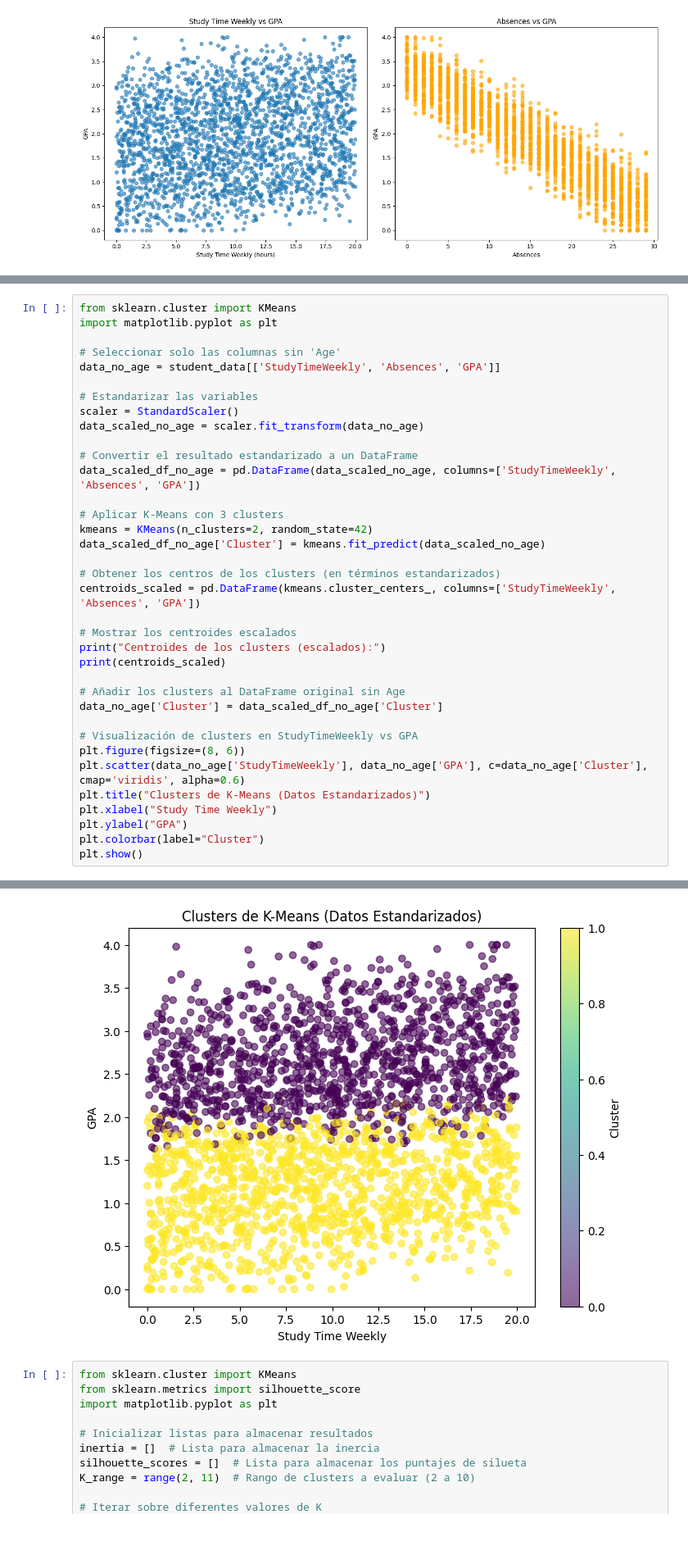
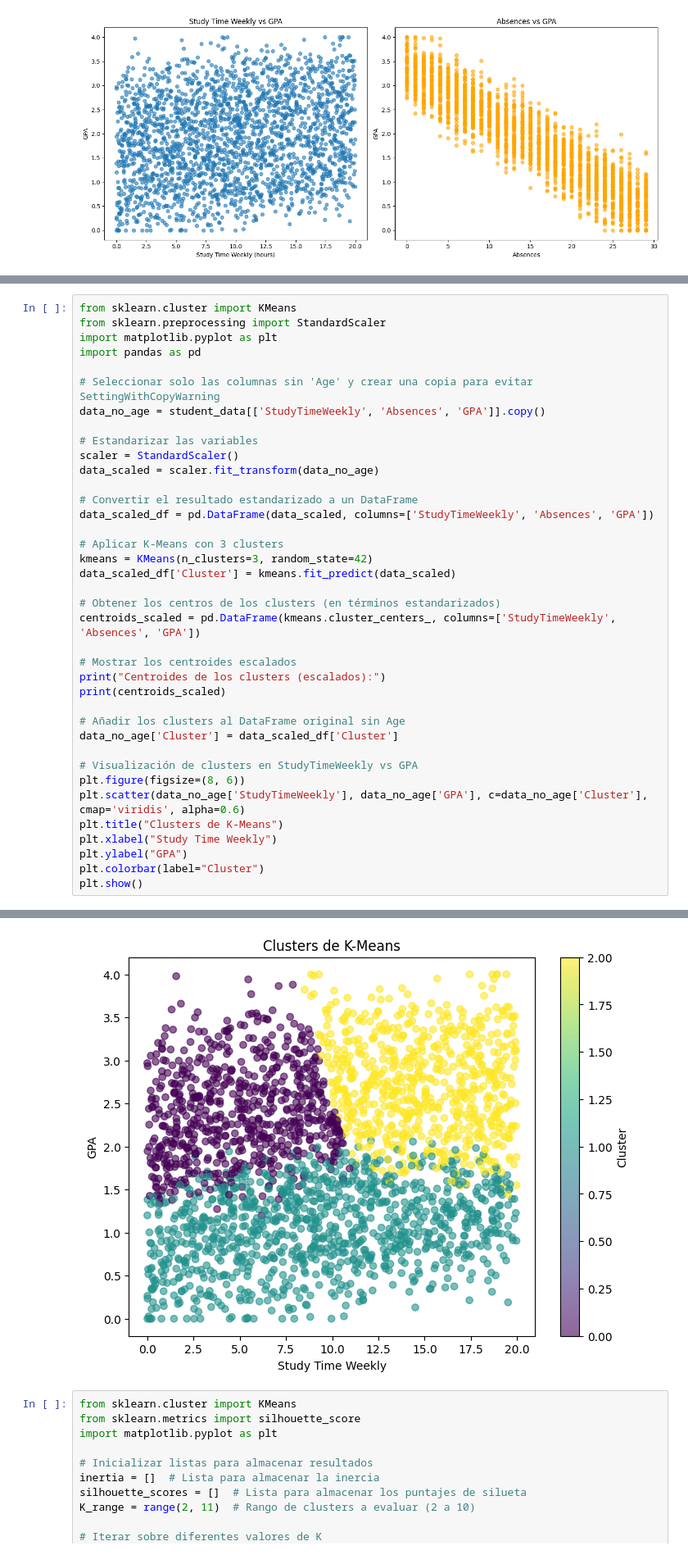
Before and after one commit to dalanocau/Taller-Program-1T, a Jupyter notebook: ALANOCA_ANALISIS_MULTI.ipynb, the cells around one changed output, grey strips where cells are left out. Shown at 82% size. Saved outputs shown, nothing was run; the diff lists cells and outputs as text.

```diff
--- a/ALANOCA_ANALISIS_MULTI.ipynb
+++ b/ALANOCA_ANALISIS_MULTI.ipynb
@@ -97,20 +101,22 @@ data_scaled_df.head()
 # %%
 from sklearn.cluster import KMeans
+from sklearn.preprocessing import StandardScaler
 import matplotlib.pyplot as plt
+import pandas as pd
 
-# Seleccionar solo las columnas sin 'Age'
-data_no_age = student_data[['StudyTimeWeekly', 'Absences', 'GPA']]
+# Seleccionar solo las columnas sin 'Age' y crear una copia para evitar SettingWithCopyWarning
+data_no_age = student_data[['StudyTimeWeekly', 'Absences', 'GPA']].copy()
 
 # Estandarizar las variables
 scaler = StandardScaler()
-data_scaled_no_age = scaler.fit_transform(data_no_age)
+data_scaled = scaler.fit_transform(data_no_age)
 
 # Convertir el resultado estandarizado a un DataFrame
-data_scaled_df_no_age = pd.DataFrame(data_scaled_no_age, columns=['StudyTimeWeekly', 'Absences', 'GPA'])
+data_scaled_df = pd.DataFrame(data_scaled, columns=['StudyTimeWeekly', 'Absences', 'GPA'])
 
 # Aplicar K-Means con 3 clusters
-kmeans = KMeans(n_clusters=2, random_state=42)
-data_scaled_df_no_age['Cluster'] = kmeans.fit_predict(data_scaled_no_age)
+kmeans = KMeans(n_clusters=3, random_state=42)
+data_scaled_df['Cluster'] = kmeans.fit_predict(data_scaled)
 
 # Obtener los centros de los clusters (en términos estandarizados)
 centroids_scaled = pd.DataFrame(kmeans.cluster_centers_, columns=['StudyTimeWeekly', 'Absences', 'GPA'])
@@ -120,12 +126,12 @@ print("Centroides de los clusters (escalados):")
 print(centroids_scaled)
 
 # Añadir los clusters al DataFrame original sin Age
-data_no_age['Cluster'] = data_scaled_df_no_age['Cluster']
+data_no_age['Cluster'] = data_scaled_df['Cluster']
 
 # Visualización de clusters en StudyTimeWeekly vs GPA
 plt.figure(figsize=(8, 6))
 plt.scatter(data_no_age['StudyTimeWeekly'], data_no_age['GPA'], c=data_no_age['Cluster'], cmap='viridis', alpha=0.6)
-plt.title("Clusters de K-Means (Datos Estandarizados)")
+plt.title("Clusters de K-Means")
 plt.xlabel("Study Time Weekly")
 plt.ylabel("GPA")
 plt.colorbar(label="Cluster")
@@ -143,4 +145,4 @@ See the caveats in the documentation: https://pandas.pydata.org/pandas-docs/stab
-[figure, old version]
+[figure, new version]
 # %%
 from sklearn.cluster import KMeans
 from sklearn.metrics import silhouette_score
```
Also changed, not shown: parts of 16 cells of this notebook.
